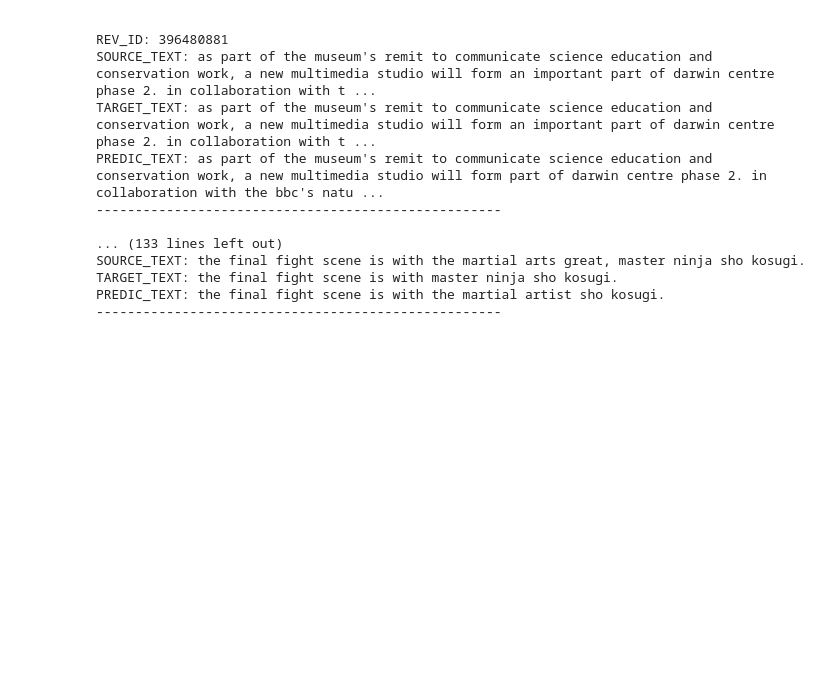
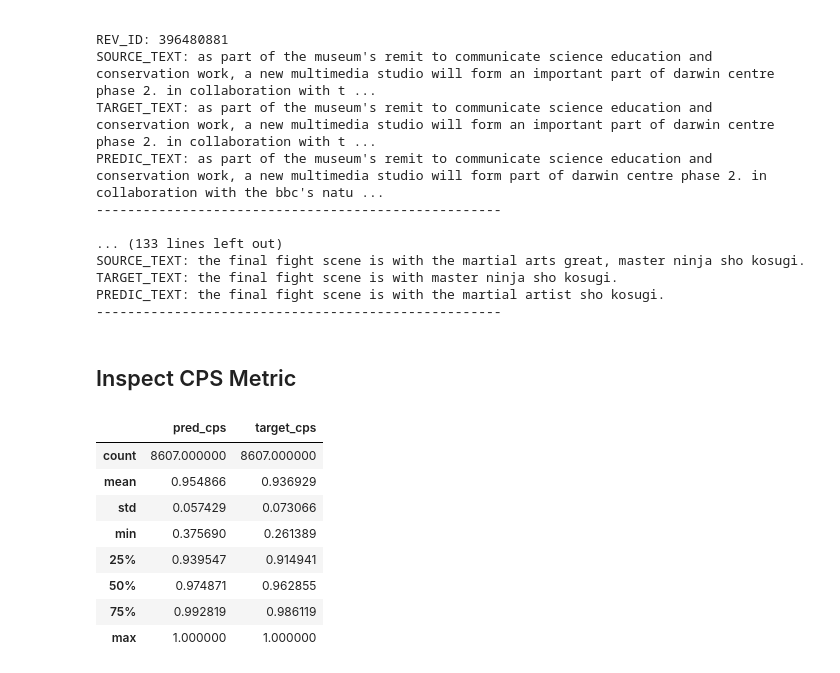
Before and after one commit to fastforwardlabs/text-style-transfer, a Jupyter notebook: notebooks/WNC_full_TST_evaluation.ipynb, the cells around one changed output. Saved outputs shown, nothing was run; the diff lists cells and outputs as text; code cells hidden in the pictures; blank space fills up the shorter version.

```diff
--- a/notebooks/WNC_full_TST_evaluation.ipynb
+++ b/notebooks/WNC_full_TST_evaluation.ipynb
@@ -291,3 +198,5 @@ SOURCE_TEXT: the final fight scene is with the martial arts great, master ninja
 TARGET_TEXT: the final fight scene is with master ninja sho kosugi.
 PREDIC_TEXT: the final fight scene is with the martial artist sho kosugi.
 ----------------------------------------------------
+# %% [markdown]
+## Inspect CPS Metric
@@ -293,0 +206,12 @@ PREDIC_TEXT: the final fight scene is with the martial artist sho kosugi.
+# %%
+ste.metric_df[["pred_cps", "target_cps"]].describe()
+# %% [output]
+|  | pred_cps | target_cps |
+| count | 8607.000000 | 8607.000000 |
+| mean | 0.954866 | 0.936929 |
+| std | 0.057429 | 0.073066 |
+| min | 0.375690 | 0.261389 |
+| 25% | 0.939547 | 0.914941 |
+| 50% | 0.974871 | 0.962855 |
+| 75% | 0.992819 | 0.986119 |
+| max | 1.000000 | 1.000000 |
```
Also changed, not shown: parts of 10 cells of this notebook, 6 other files.
